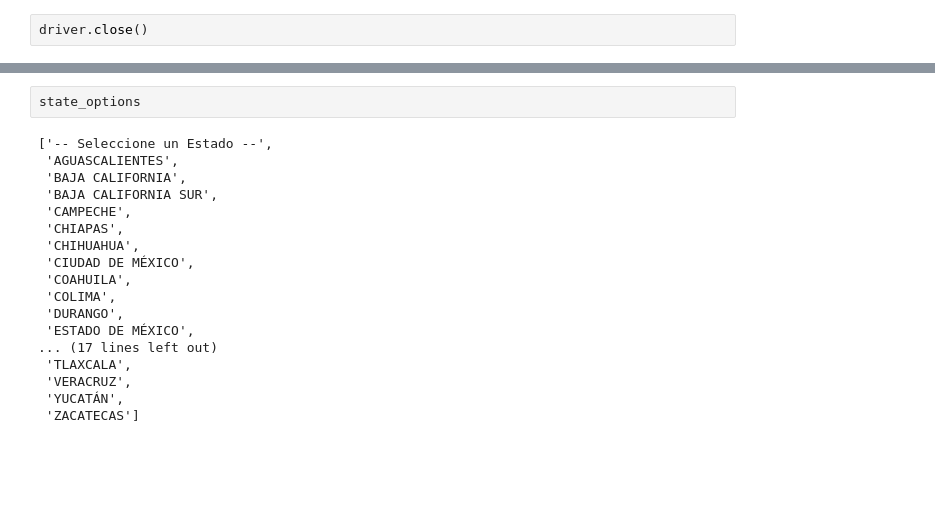
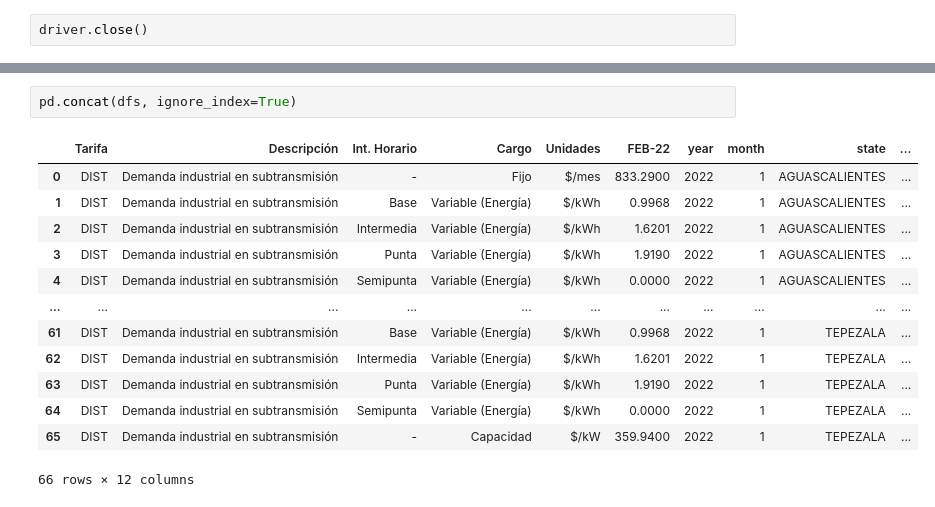
Before and after one commit to Pedri0/CFE_scraping_EDA, a Jupyter notebook: notebooks for testing/scraping_CFE_all.ipynb, the cells around one changed output, grey strips where cells are left out. Cells and saved outputs as stored; diff of their text form; blank space fills up the shorter version.

```diff
--- a/notebooks for testing/scraping_CFE_all.ipynb
+++ b/notebooks for testing/scraping_CFE_all.ipynb
@@ -138,20 +161,16 @@ for index, month in enumerate(month_options):
-# %%
-state_options
-# %% [output]
-['-- Seleccione un Estado --',
- 'AGUASCALIENTES',
- 'BAJA CALIFORNIA',
- 'BAJA CALIFORNIA SUR',
- 'CAMPECHE',
- 'CHIAPAS',
- 'CHIHUAHUA',
- 'CIUDAD DE MÉXICO',
- 'COAHUILA',
- 'COLIMA',
- 'DURANGO',
- 'ESTADO DE MÉXICO',
-... (17 lines left out)
- 'TLAXCALA',
- 'VERACRUZ',
- 'YUCATÁN',
- 'ZACATECAS']
+# %%
+pd.concat(dfs, ignore_index=True)
+# %% [output]
+|  | Tarifa | Descripción | Int. Horario | Cargo | Unidades | FEB-22 | year | month | state | ... |
+| 0 | DIST | Demanda industrial en subtransmisión | - | Fijo | $/mes | 833.2900 | 2022 | 1 | AGUASCALIENTES | ... |
+| 1 | DIST | Demanda industrial en subtransmisión | Base | Variable (Energía) | $/kWh | 0.9968 | 2022 | 1 | AGUASCALIENTES | ... |
+| 2 | DIST | Demanda industrial en subtransmisión | Intermedia | Variable (Energía) | $/kWh | 1.6201 | 2022 | 1 | AGUASCALIENTES | ... |
+| 3 | DIST | Demanda industrial en subtransmisión | Punta | Variable (Energía) | $/kWh | 1.9190 | 2022 | 1 | AGUASCALIENTES | ... |
+| 4 | DIST | Demanda industrial en subtransmisión | Semipunta | Variable (Energía) | $/kWh | 0.0000 | 2022 | 1 | AGUASCALIENTES | ... |
+| ... | ... | ... | ... | ... | ... | ... | ... | ... | ... | ... |
+| 61 | DIST | Demanda industrial en subtransmisión | Base | Variable (Energía) | $/kWh | 0.9968 | 2022 | 1 | TEPEZALA | ... |
+| 62 | DIST | Demanda industrial en subtransmisión | Intermedia | Variable (Energía) | $/kWh | 1.6201 | 2022 | 1 | TEPEZALA | ... |
+| 63 | DIST | Demanda industrial en subtransmisión | Punta | Variable (Energía) | $/kWh | 1.9190 | 2022 | 1 | TEPEZALA | ... |
+| 64 | DIST | Demanda industrial en subtransmisión | Semipunta | Variable (Energía) | $/kWh | 0.0000 | 2022 | 1 | TEPEZALA | ... |
+| 65 | DIST | Demanda industrial en subtransmisión | - | Capacidad | $/kW | 359.9400 | 2022 | 1 | TEPEZALA | ... |
+66 rows × 12 columns
```
Also changed, not shown: parts of 20 cells of this notebook, 2 other files.
